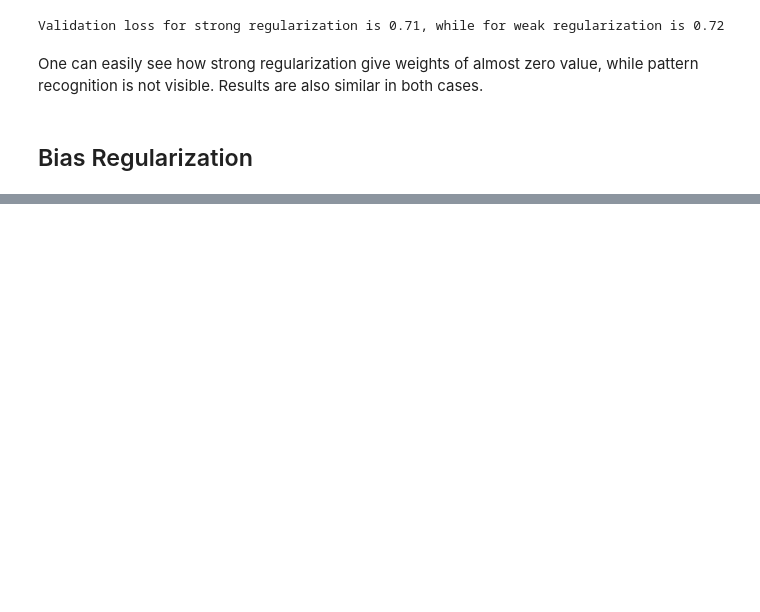
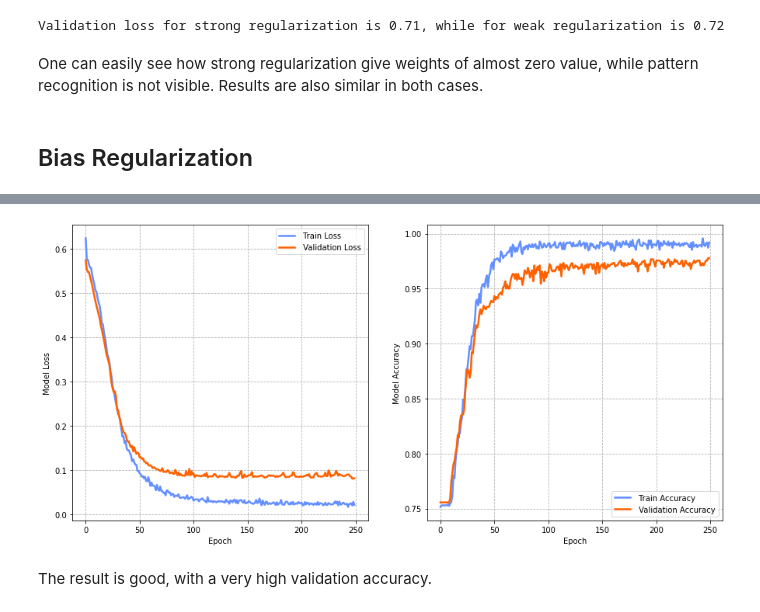
Before and after one commit to LorenzoBuriola/LoCP_moduleB, a Jupyter notebook: Week3/FPGheArt_exercise3.ipynb, the cells around one changed output, grey strips where cells are left out. Saved outputs shown, nothing was run; the diff lists cells and outputs as text; code cells hidden in the pictures; blank space fills up the shorter version.

```diff
--- a/Week3/FPGheArt_exercise3.ipynb
+++ b/Week3/FPGheArt_exercise3.ipynb
@@ -653,0 +902,5 @@ None
+# %%
+(x_train, y_train) = (x[:N_train], y[:N_train])
+(x_test, y_test) = (x[N_train:], y[N_train:])
+print(f"Ratio between y_train labels sum and train samples: {y_train.sum() / N_train}")
+print(f"Ratio between y_test  labels sum and test samples: {y_test.sum() / N_test}")
@@ -653,0 +912,35 @@ None
+# %%
+import tensorflow.keras as keras
+import tensorflow.keras.layers as layers
+import tensorflow as tf
+
+model = keras.Sequential([
+    # Block One
+    layers.Conv1D(filters=16, kernel_size=3, activation='relu', padding='same',
+                  input_shape=[16,4]),
+    layers.MaxPool1D(),
+
+    # Block Two
+    layers.Conv1D(filters=64, kernel_size=6, activation='relu', padding='same'),
+    layers.MaxPool1D(),
+
+    # Head
+    layers.Flatten(),
+    layers.Dense(4, activation='relu'),
+    layers.Dropout(0.2),
+    layers.Dense(1, activation='sigmoid'),
+])
+
+
+
+model.compile(optimizer="adam",
+    loss='binary_crossentropy',
+    metrics=['accuracy'])
+# %%
+new_x_train = x_train.reshape(2100, 16,4)
+new_x_test = x_test.reshape(900,16,4)
+# %%
+batch_size = 250
+epochs = 250
+
+fit = model.fit(new_x_train, y_train, batch_size = batch_size, epochs=epochs, validation_data = (new_x_test, y_test), shuffle = True)
@@ -653,0 +965,6 @@ None
+# %%
+plot_res(fit)
+# %% [output]
+[figure, added]
+# %% [markdown]
+The result is good, with a very high validation accuracy.
```
Also changed, not shown: parts of 49 cells of this notebook, 3 other files.
